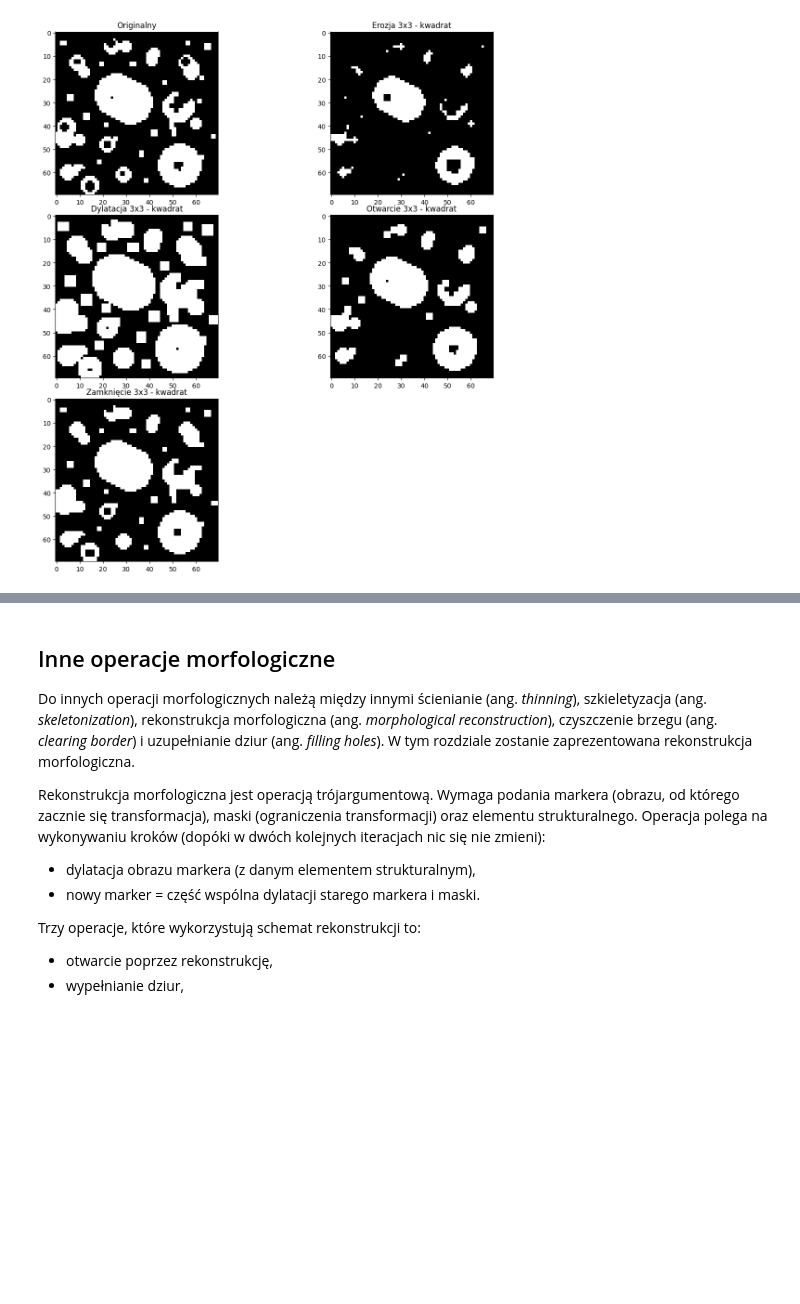
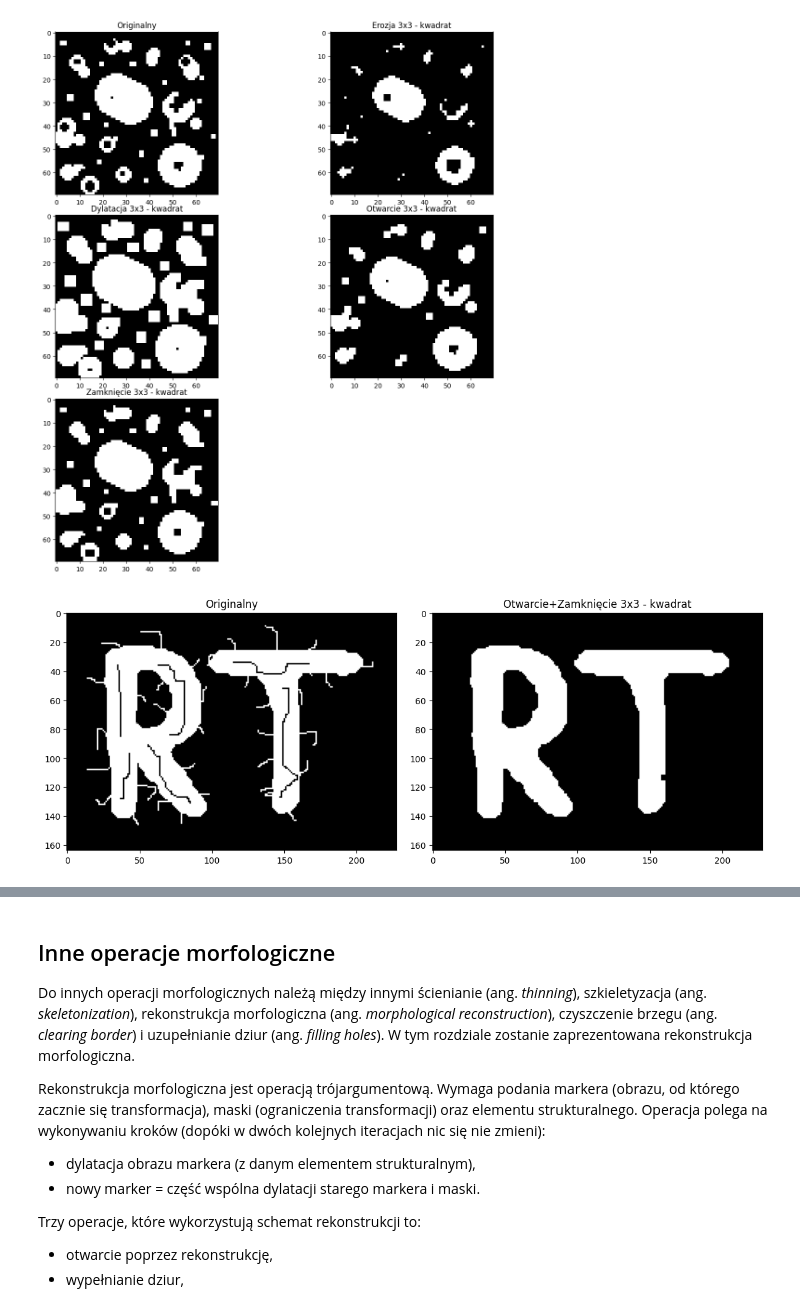
Before and after one commit to rmesek/wcpo-agh-2024, a Jupyter notebook: lab7/10_morphology.ipynb, the cells around one changed output, grey strips where cells are left out. Saved outputs shown, nothing was run; the diff lists cells and outputs as text; code cells hidden in the pictures; blank space fills up the shorter version.

```diff
--- a/lab7/10_morphology.ipynb
+++ b/lab7/10_morphology.ipynb
@@ -249,0 +248,20 @@ plot_morphology_rect(images["kolka"], 3)
+# %%
+N = 3
+image = images["ertka"]
+
+f, axs = plt.subplots(1, 2)
+f.set_size_inches(12, 8)
+f.tight_layout()
+
+axs[0].imshow(image, cmap="gray")
+axs[0].set_title("Originalny")
+
+kernel = cv2.getStructuringElement(cv2.MORPH_RECT, (N, N))
+image_dilate = cv2.morphologyEx(image, cv2.MORPH_OPEN, kernel)
+image_dilate = cv2.morphologyEx(image_dilate, cv2.MORPH_CLOSE, kernel)
+axs[1].imshow(image_dilate, cmap="gray")
+axs[1].set_title(f"Otwarcie+Zamknięcie {N}x{N} - kwadrat")
+
+plt.show()
+# %% [output]
+[figure, added]
```
Also changed, not shown: parts of 2 cells of this notebook.
